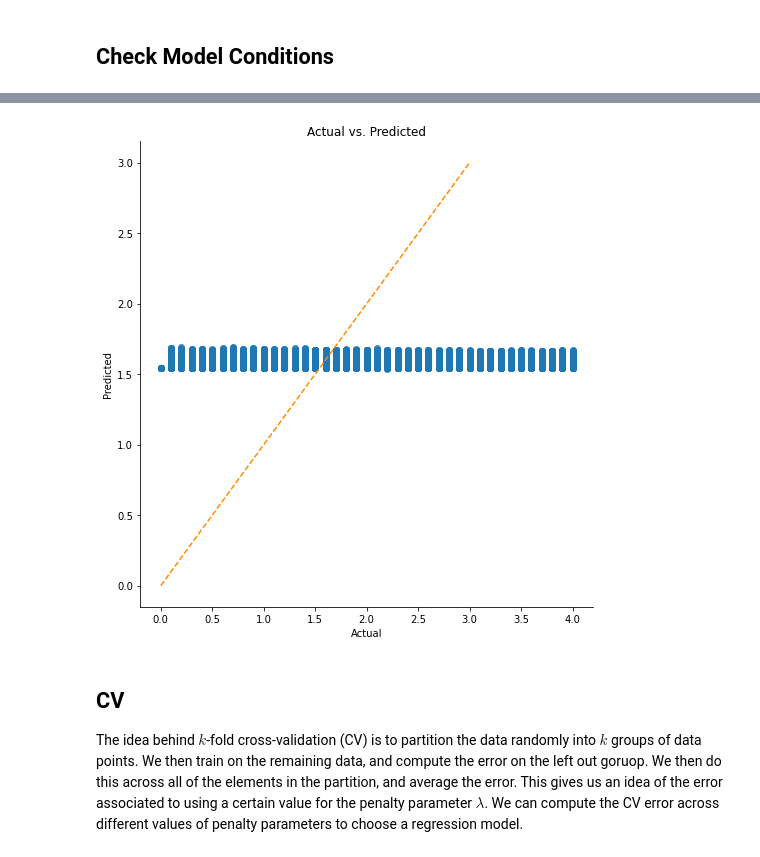
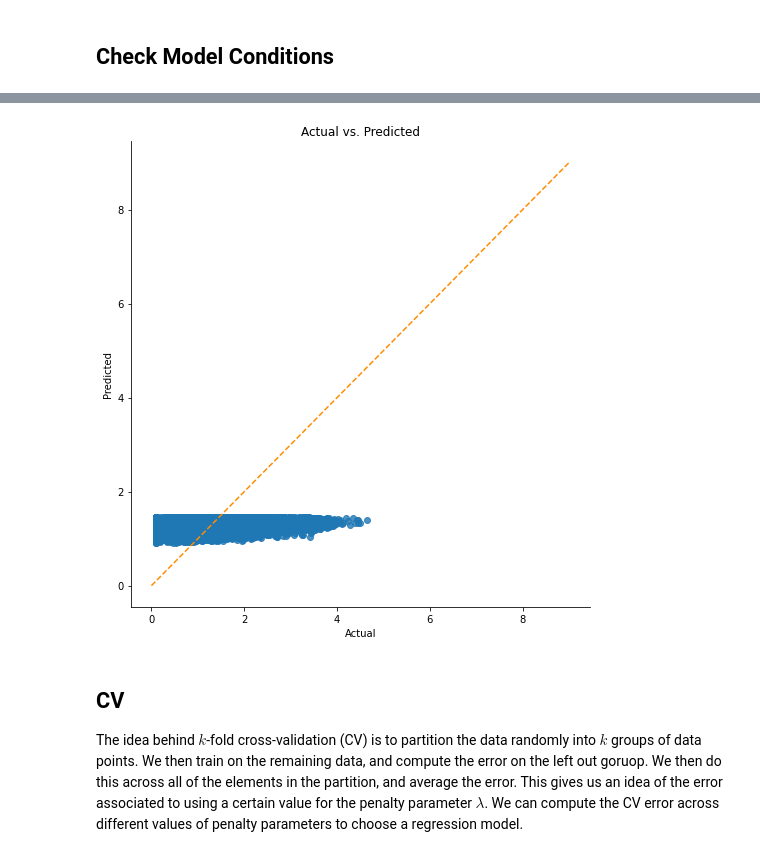
Before and after one commit to nicktalati/chessie, a Jupyter notebook: Time Ridge Model.ipynb, the cells around one changed output, grey strips where cells are left out. Drawn from its saved outputs; the diff is of its cells as text; code cells hidden in the pictures.

```diff
--- a/Time Ridge Model.ipynb
+++ b/Time Ridge Model.ipynb
@@ -22,3 +22,6 @@ df
 | 279236 | 1430.0 | 1419.0 | 26.5 | 117.7 | 29.81 | 0.00213 | 2.9 |
 | 279237 | 1430.0 | 1419.0 | 26.5 | 114.8 | 34.69 | 0.04074 | 1.1 |
 279238 rows × 7 columns
+# %%
+df["log_move_time"] = np.log(df['move_time'] + 1)
+# df['move_time']
@@ -25,7 +44,13 @@ df
+# %%
+# filter for move_time <= 4
+df_nooutliers = df[df['move_time'] > 0.1] # 75%
+df_nooutliers = df[df['log_move_time'] > math.exp(0.100001)] # 75%
+df_nooutliers = df[df['white_time_left'] <= 150]
+df_nooutliers = df[df['black_time_left'] <= 150]
 # %%
 # Create the feature matrix and target variable as numpy arrays
 feature_cols = ['white_time_left', 'black_time_left', 'expected_loss', 'blunder_chance']
-target_col = ['move_time']
+target_col = ['log_move_time']
 X = np.array(df_nooutliers[feature_cols])
 y = np.array(df_nooutliers[target_col])
 
@@ -228,23 +233,23 @@ df_results
 # %%
 # df of residuals.
 predictions = mod_ridge.predict(X_train)
 df_results = pd.DataFrame({"Actual": list(y_train), "Predicted": list(predictions)})
 df_results['Residuals'] = abs(df_results['Actual']) - abs(df_results['Predicted'])
 df_results
 
 # Plotting the actual vs predicted values
 sns.lmplot(x='Actual', y='Predicted', data=df_results, fit_reg=False, size=7) # the actual vs. predicted values.
 
 # Plotting the diagonal line
 # line_coords = np.arange(df_results.min().min(), df_results.max().max())
-line_coords = np.arange(0, 4)
+line_coords = np.arange(0, 10)
 
 plt.plot(line_coords, line_coords,  # X and y points
          color='darkorange', linestyle='--')
 plt.title('Actual vs. Predicted')
 plt.show() # there is barely any predictive power in our variables.
 # %% [output]
-[figure, old version]
+[figure, new version]
 # %%
 def normal_errors_assumption(model, features, label, p_value_thresh=0.05):
     """
```
Also changed, not shown: parts of 9 cells of this notebook.
